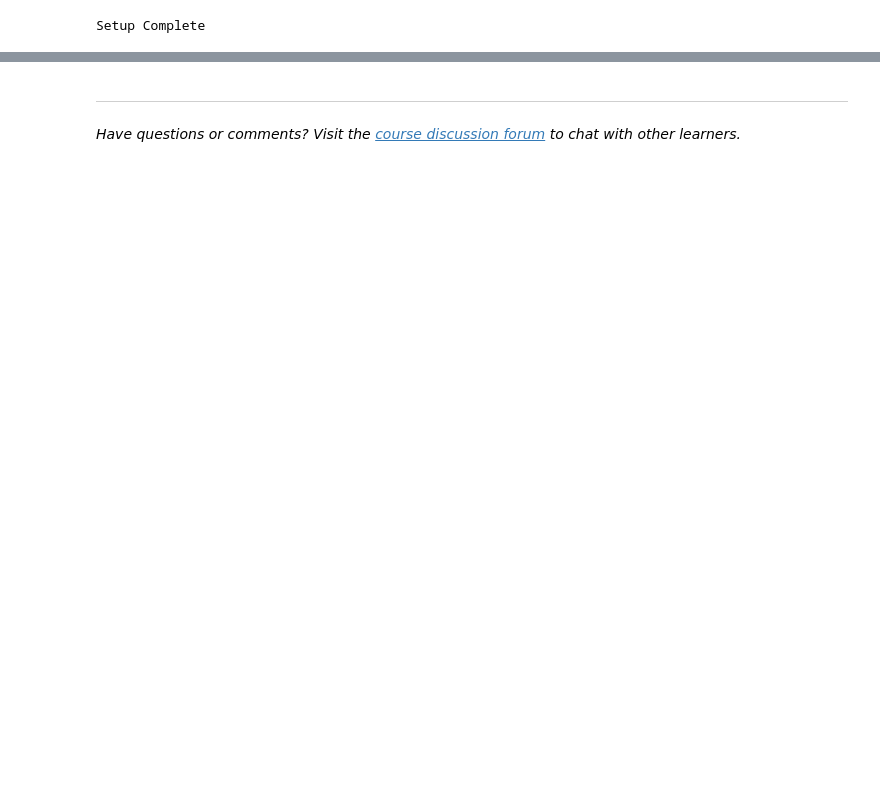
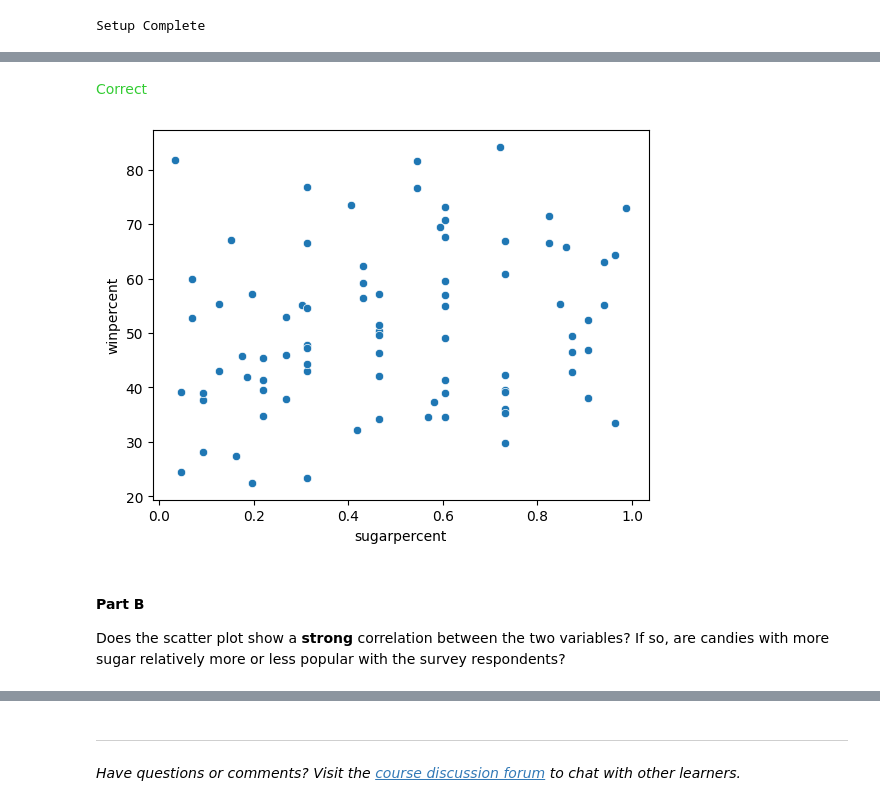
Before and after one commit to sw00z/Work-from-Kaggle, a Jupyter notebook: exercise-scatter-plots.ipynb, the cells around one changed output, grey strips where cells are left out. Cells and saved outputs as stored; diff of their text form; code cells hidden in the pictures; blank space fills up the shorter version.

Commit message:
Kaggle Notebook | Exercise: Scatter Plots | finished

```diff
--- a/exercise-scatter-plots.ipynb
+++ b/exercise-scatter-plots.ipynb
@@ -224,0 +41,9 @@ Using this information, when should the museum staff additional seasonal employe
+# %%
+# Path of the file to read
+candy_filepath = "../input/candy.csv"
+
+# Fill in the line below to read the file into a variable candy_data
+candy_data = pd.read_csv(candy_filepath, index_col="id")
+
+# Run the line below with no changes to check that you've loaded the data correctly
+step_1.check()
@@ -224,0 +115,10 @@ Using this information, when should the museum staff additional seasonal employe
+# %%
+# Scatter plot showing the relationship between 'sugarpercent' and 'winpercent'
+#plt.set_title("Relationship between Sugar and Preference")
+#plt.figure(figsize=(1,5))
+
+sns.scatterplot(data=candy_data, x="sugarpercent", y="winpercent") # Your code here
+
+# Check your answer
+step_3.a.check()
+# %% [output]
@@ -224,0 +126,2 @@ Using this information, when should the museum staff additional seasonal employe
+<span style="color:#33cc33">Correct</span>
+[figure, added]
@@ -224,0 +132,4 @@ Using this information, when should the museum staff additional seasonal employe
+# %% [markdown]
+#### Part B
+
+Does the scatter plot show a **strong** correlation between the two variables?  If so, are candies with more sugar relatively more or less popular with the survey respondents?
```
Also changed, not shown: parts of 55 cells of this notebook.
